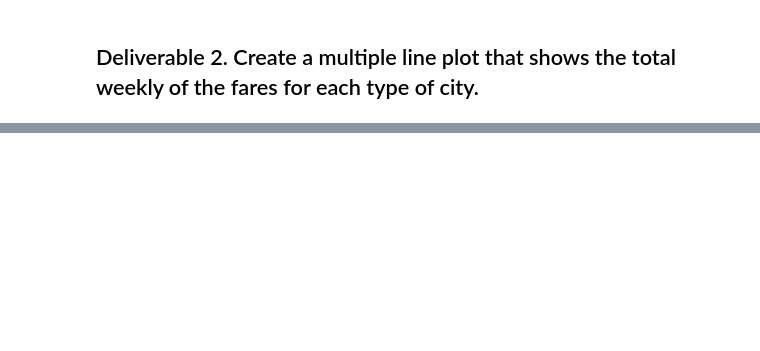
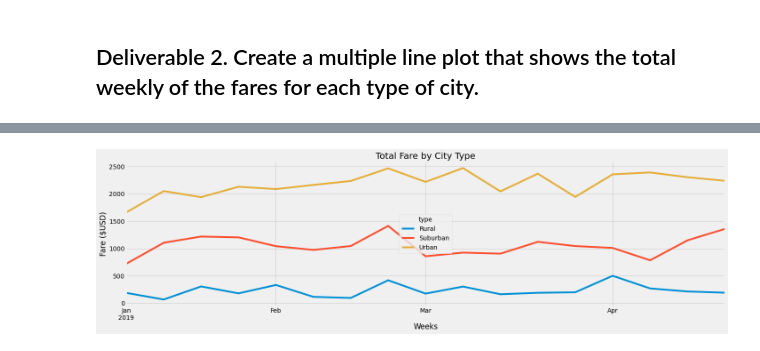
Before and after one commit to MRLinares/PyBer_Analysis, a Jupyter notebook: PyBer_Challenge.ipynb, the cells around one changed output, grey strips where cells are left out. Cells and saved outputs as stored; diff of their text form; code cells hidden in the pictures; blank space fills up the shorter version.

```diff
--- a/PyBer_Challenge.ipynb
+++ b/PyBer_Challenge.ipynb
@@ -124,10 +138,19 @@ pyber_summary_df
 # %%
 # 4. Create a pivot table with the 'date' as the index, the columns ='type', and values='fare'
 # to get the total fares for each type of city by the date.
+
+type_date_pivot = type_date_total_fare.pivot(index="date", columns="type", values="fare")
+
+# type_date_pivot.head(10)
 # %%
 # 5. Create a new DataFrame from the pivot table DataFrame using loc on the given dates, '2019-01-01':'2019-04-29'.
+
+dates_jan_apr = type_date_pivot.loc['2019-01-01':'2019-04-29']
+
+# dates_jan_apr.head()
 # %%
 # 6. Set the "date" index to datetime datatype. This is necessary to use the resample() method in Step 8.
-# df.index = pd.to_datetime(df.index)
+
+dates_jan_apr.index = pd.to_datetime(dates_jan_apr.index)
 # %%
 # 7. Check that the datatype for the index is datetime using df.info()
@@ -134,9 +170,34 @@ pyber_summary_df
 # %%
 # 8. Create a new DataFrame using the "resample()" function by week 'W' and get the sum of the fares for each week.
+
+weekly_rides_df = dates_jan_apr.resample('W').sum()
+
+# weekly_rides_df.head(10)
 # %%
 # 8. Using the object-oriented interface method, plot the resample DataFrame using the df.plot() function.
 
 # Import the style from Matplotlib.
 from matplotlib import style
+
+
 # Use the graph style fivethirtyeight.
 style.use('fivethirtyeight')
+
+
+# Plot chart
+weekly_rides = weekly_rides_df.plot(figsize = (20,6))
+
+# Format
+weekly_rides.set_title("Total Fare by City Type",fontsize=20)
+weekly_rides.set_xlabel("Weeks")
+weekly_rides.set_ylabel("Fare ($USD)")
+
+
+plt.tight_layout()
+# Save chart
+plt.savefig("analysis/PyBer_fare_summary.png")
+
+# Show plot
+plt.show()
+# %% [output]
+[figure, added]
```
Also changed, not shown: parts of 11 cells of this notebook.
